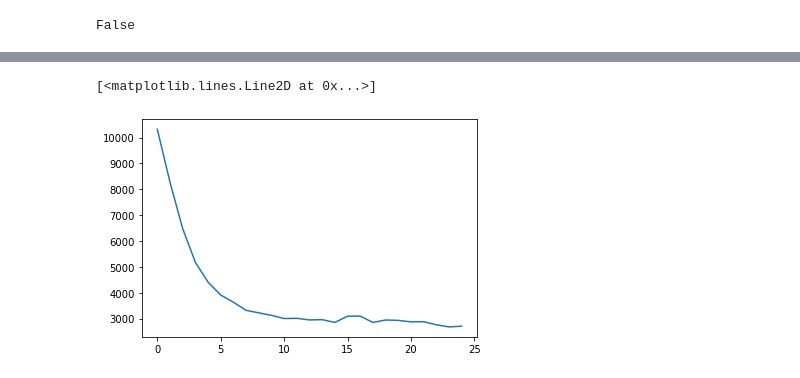
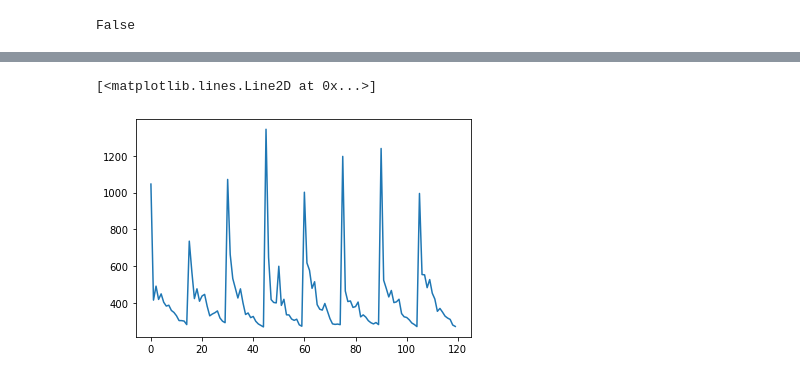
Before and after one commit to TovarnovM/neuro_missile, a Jupyter notebook: src/Agent Training 2.ipynb, the cells around one changed output, grey strips where cells are left out. Drawn from its saved outputs; the diff is of its cells as text; code cells hidden in the pictures.

```diff
--- a/src/Agent Training 2.ipynb
+++ b/src/Agent Training 2.ipynb
@@ -2,6 +2,6 @@
 from mybot2 import MissileCoach
 from tqdm.notebook import tqdm
 # %%
-mc = MissileCoach.create_new(64,128,128,64, 0.9, 512, 64, 0.00005, 0.0005,15)
+mc = MissileCoach.create_new(128,256,128,64, 0.9, 256, 2048, 0.00005, 0.0005,15)
 # %% [output]
 loading dataset
@@ -29,5 +38,5 @@ plt.show()
 # %%
-plt.plot(mc.history)
+plt.plot([h['error'] for h in mc.history][-120:])
 # %% [output]
 [<matplotlib.lines.Line2D at 0x...>]
-[figure, old version]
+[figure, new version]
```
Also changed, not shown: parts of 4 cells of this notebook, 13 other files.
